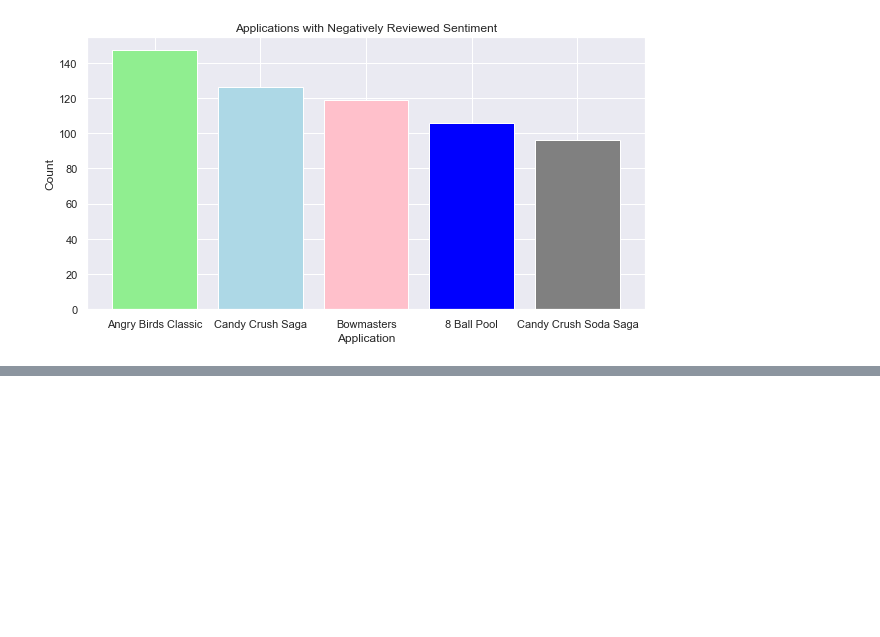
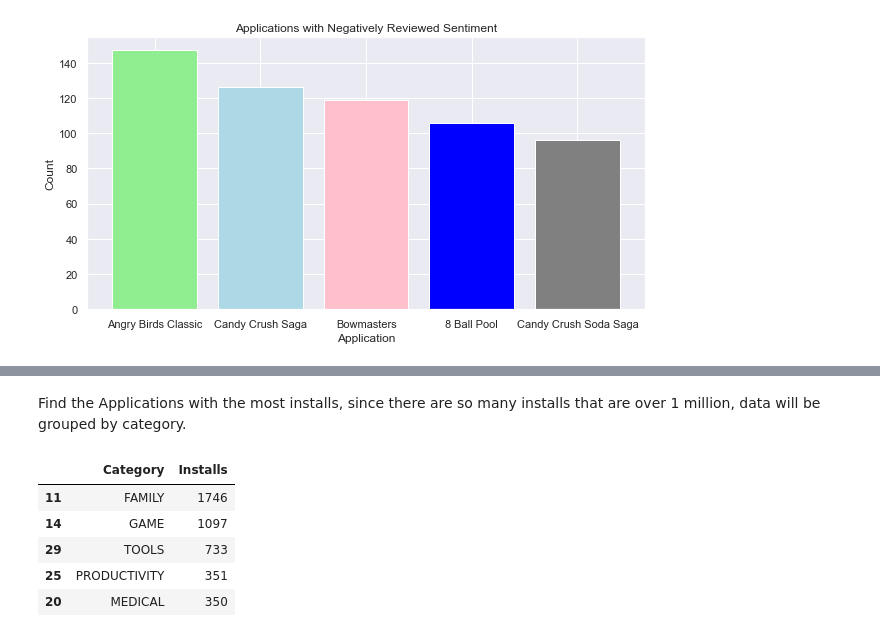
Before and after one commit to dailyfatcat/IS362_FinalProject, a Jupyter notebook: final.ipynb, the cells around one changed output, grey strips where cells are left out. Drawn from its saved outputs; the diff is of its cells as text; code cells hidden in the pictures; blank space fills up the shorter version.

```diff
--- a/final.ipynb
+++ b/final.ipynb
@@ -250,0 +283,14 @@ plt.show()
+# %% [markdown]
+Find the Applications with the most installs, since there are so many installs that are over 1 million, data will be grouped by category.
+# %%
+googlereviews.sort_values(by=['Installs'], inplace=True, ascending=False)
+googlemostinstall = googlereviews.groupby(['Category'])['Installs'].count().reset_index()
+googlemostinstall.sort_values(by=['Installs'], ascending=False, inplace=True)
+googlemostinstall.head()
+# %% [output]
+|  | Category | Installs |
+| 11 | FAMILY | 1746 |
+| 14 | GAME | 1097 |
+| 29 | TOOLS | 733 |
+| 25 | PRODUCTIVITY | 351 |
+| 20 | MEDICAL | 350 |
```
Also changed, not shown: parts of 11 cells of this notebook.
